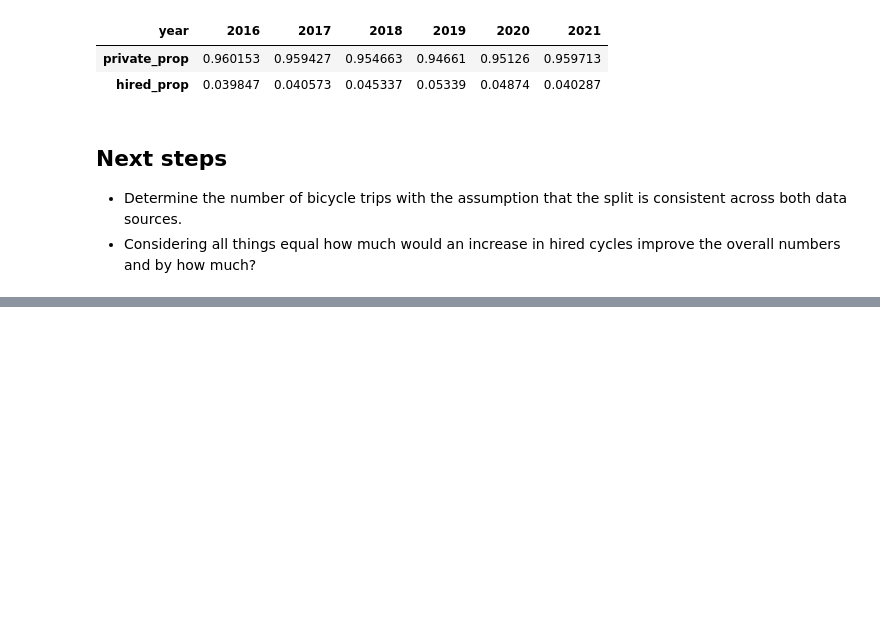
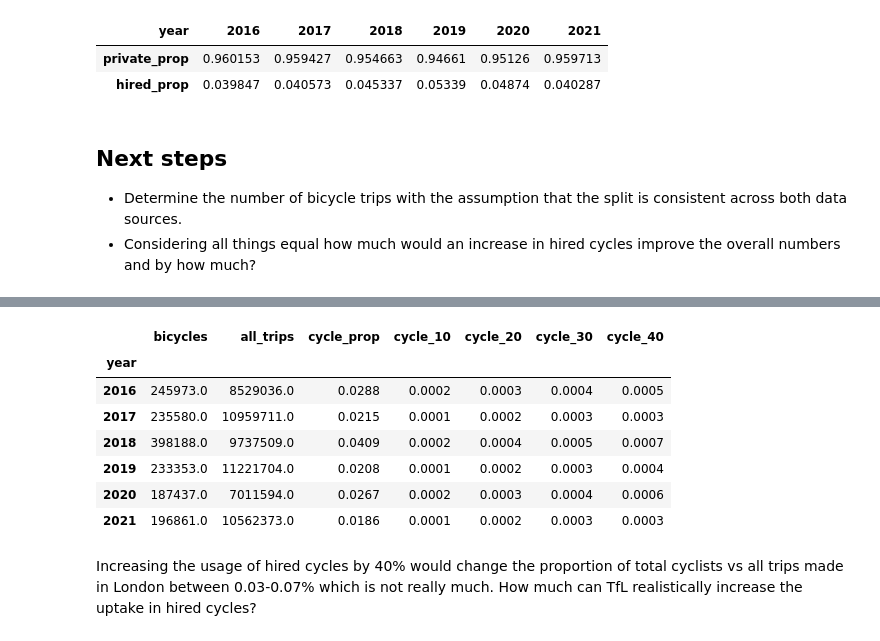
Before and after one commit to PatKang/LSE_DreamTeam, a Jupyter notebook: bike_ownership.ipynb, the cells around one changed output, grey strips where cells are left out. Cells and saved outputs as stored; diff of their text form; code cells hidden in the pictures; blank space fills up the shorter version.

```diff
--- a/bike_ownership.ipynb
+++ b/bike_ownership.ipynb
@@ -355,0 +334,30 @@ See the caveats in the documentation: https://pandas.pydata.org/pandas-docs/stab
+# %%
+# How much would each of these scenarios impact the overall number of cyclists?
+import warnings
+warnings.filterwarnings("ignore")
+
+scenario = cycle_counts[['bicycles', 'all_trips', 'cycle_prop']]
+scenario['cycle_10'] = round(((cycle_counts['hired_cycles10'] + cycle_counts['private_cycles']) / scenario['all_trips'])\
+                             - scenario['cycle_prop'],4)
+
+scenario['cycle_20'] = round(((cycle_counts['hired_cycles20'] + cycle_counts['private_cycles']) / scenario['all_trips'])\
+                             - scenario['cycle_prop'],4)
+
+scenario['cycle_30'] = round(((cycle_counts['hired_cycles30'] + cycle_counts['private_cycles']) / scenario['all_trips'])\
+                             - scenario['cycle_prop'],4)
+
+scenario['cycle_40'] = round(((cycle_counts['hired_cycles40'] + cycle_counts['private_cycles']) / scenario['all_trips'])\
+                             - scenario['cycle_prop'],4)
+
+scenario
+# %% [output]
+|  | bicycles | all_trips | cycle_prop | cycle_10 | cycle_20 | cycle_30 | cycle_40 |
+| year |  |  |  |  |  |  |  |
+| 2016 | 245973.0 | 8529036.0 | 0.0288 | 0.0002 | 0.0003 | 0.0004 | 0.0005 |
+| 2017 | 235580.0 | 10959711.0 | 0.0215 | 0.0001 | 0.0002 | 0.0003 | 0.0003 |
+| 2018 | 398188.0 | 9737509.0 | 0.0409 | 0.0002 | 0.0004 | 0.0005 | 0.0007 |
+| 2019 | 233353.0 | 11221704.0 | 0.0208 | 0.0001 | 0.0002 | 0.0003 | 0.0004 |
+| 2020 | 187437.0 | 7011594.0 | 0.0267 | 0.0002 | 0.0003 | 0.0004 | 0.0006 |
+| 2021 | 196861.0 | 10562373.0 | 0.0186 | 0.0001 | 0.0002 | 0.0003 | 0.0003 |
+# %% [markdown]
+Increasing the usage of hired cycles by 40% would change the proportion of total cyclists vs all trips made in London between 0.03-0.07% which is not really much. How much can TfL realistically increase the uptake in hired cycles?
```
Also changed, not shown: parts of 5 cells of this notebook.
